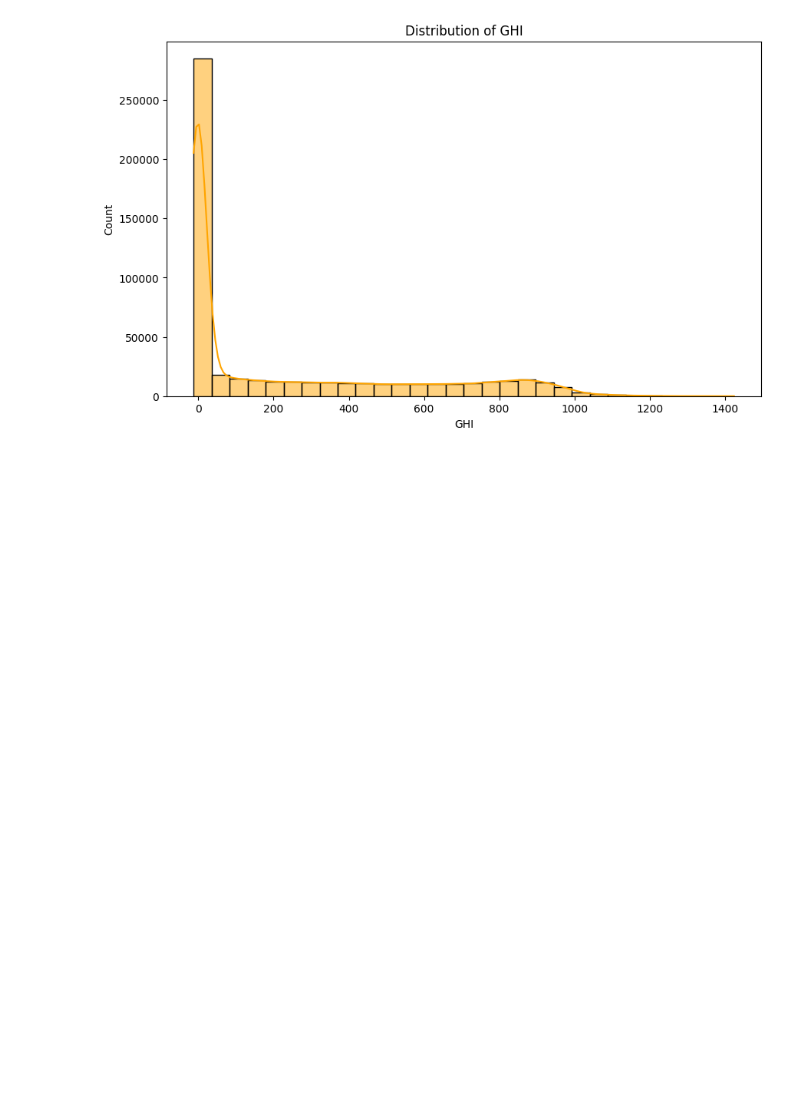
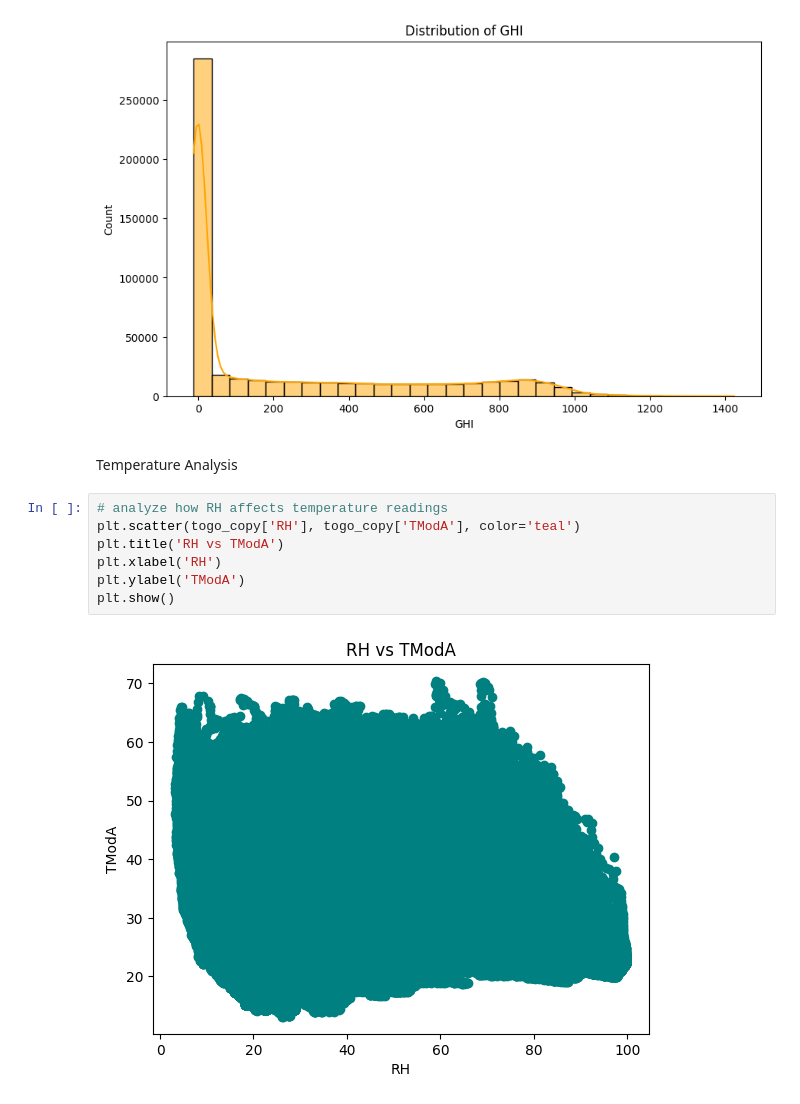
Before and after one commit to DiboraEyasuE/solar-challenge-week0, a Jupyter notebook: notebooks/togo_eda.ipynb, the cells around one changed output. Cells and saved outputs as stored; diff of their text form; blank space fills up the shorter version.

Commit message:
Togo's temperature analysis completed

```diff
--- a/notebooks/togo_eda.ipynb
+++ b/notebooks/togo_eda.ipynb
@@ -361,3 +361,14 @@ plt.xlabel('GHI')
 plt.show()
 # %% [output]
 [figure]
+# %% [markdown]
+Temperature Analysis
+# %%
+# analyze how RH affects temperature readings
+plt.scatter(togo_copy['RH'], togo_copy['TModA'], color='teal')
+plt.title('RH vs TModA')
+plt.xlabel('RH')
+plt.ylabel('TModA')
+plt.show()
+# %% [output]
+[figure, added]
```
Also changed, not shown: parts of 1 cell of this notebook.
